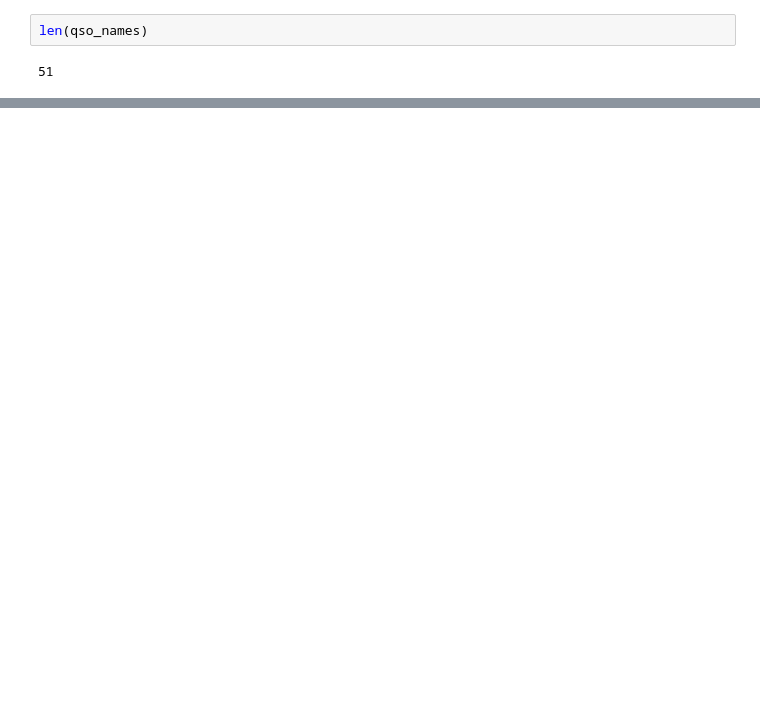
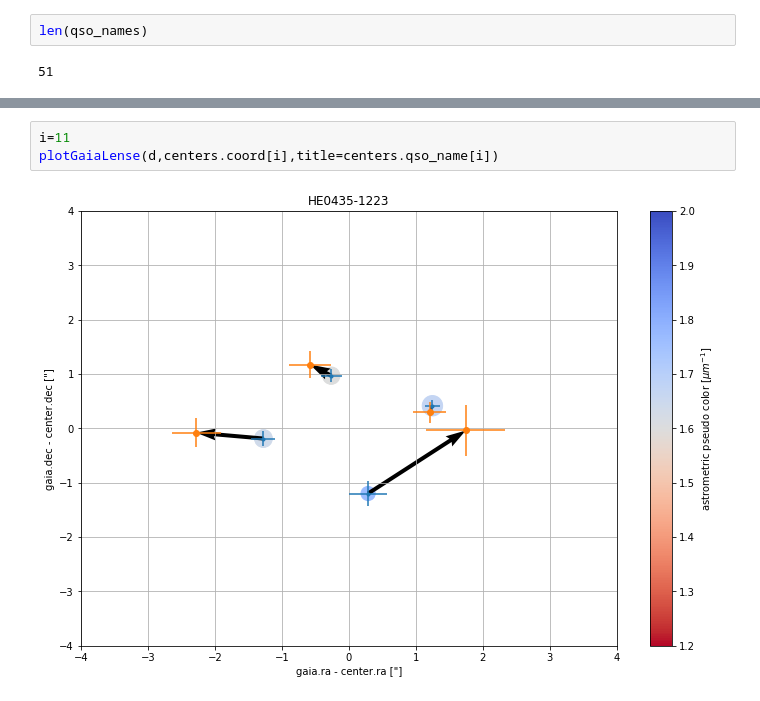
Before and after one commit to bombrun/GaiaLQSO, a Jupyter notebook: notebooks/Castle visual selection.ipynb, the cells around one changed output, grey strips where cells are left out. Drawn from its saved outputs; the diff is of its cells as text; blank space fills up the shorter version.

```diff
--- a/notebooks/Castle visual selection.ipynb
+++ b/notebooks/Castle visual selection.ipynb
@@ -201,0 +238,5 @@ plotGaiaLense(d,centers.coord[38])
+# %%
+i=11
+plotGaiaLense(d,centers.coord[i],title=centers.qso_name[i])
+# %% [output]
+[figure, added]
```
Also changed, not shown: parts of 51 cells of this notebook, 2 other files.
